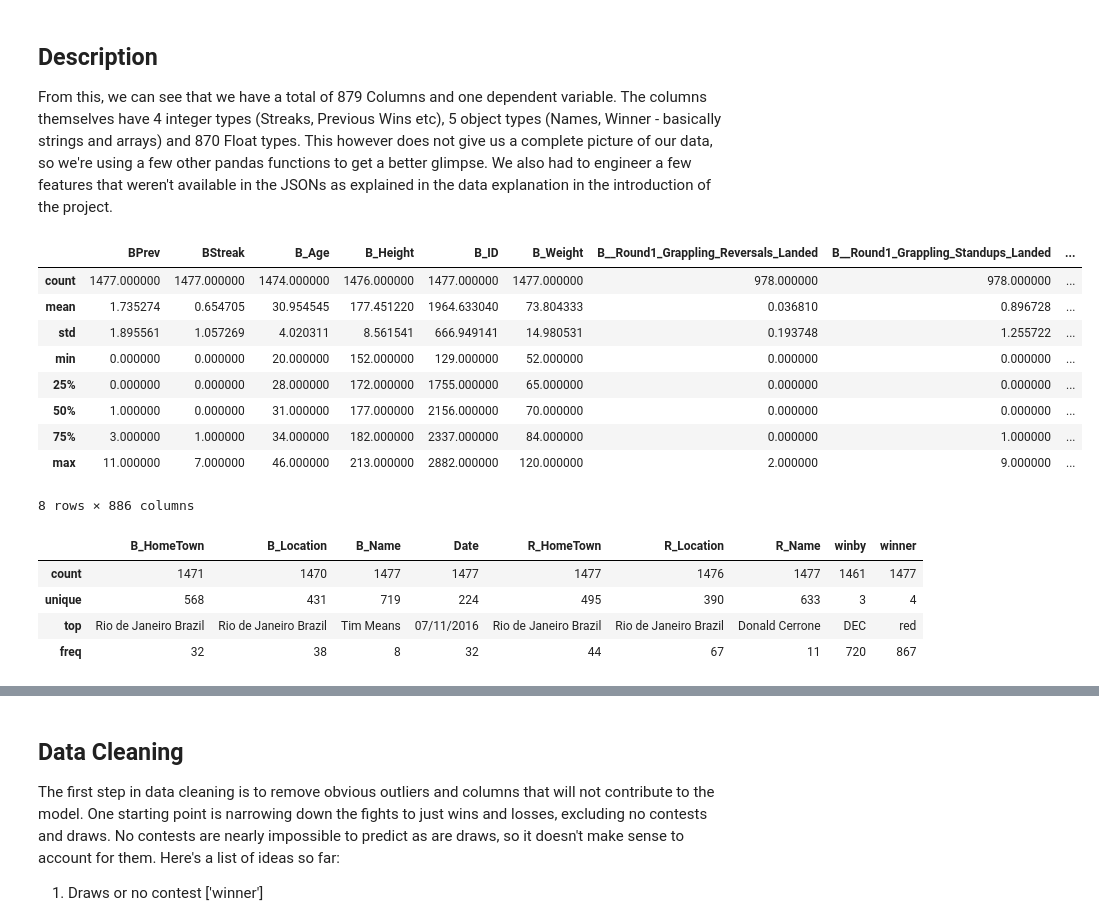
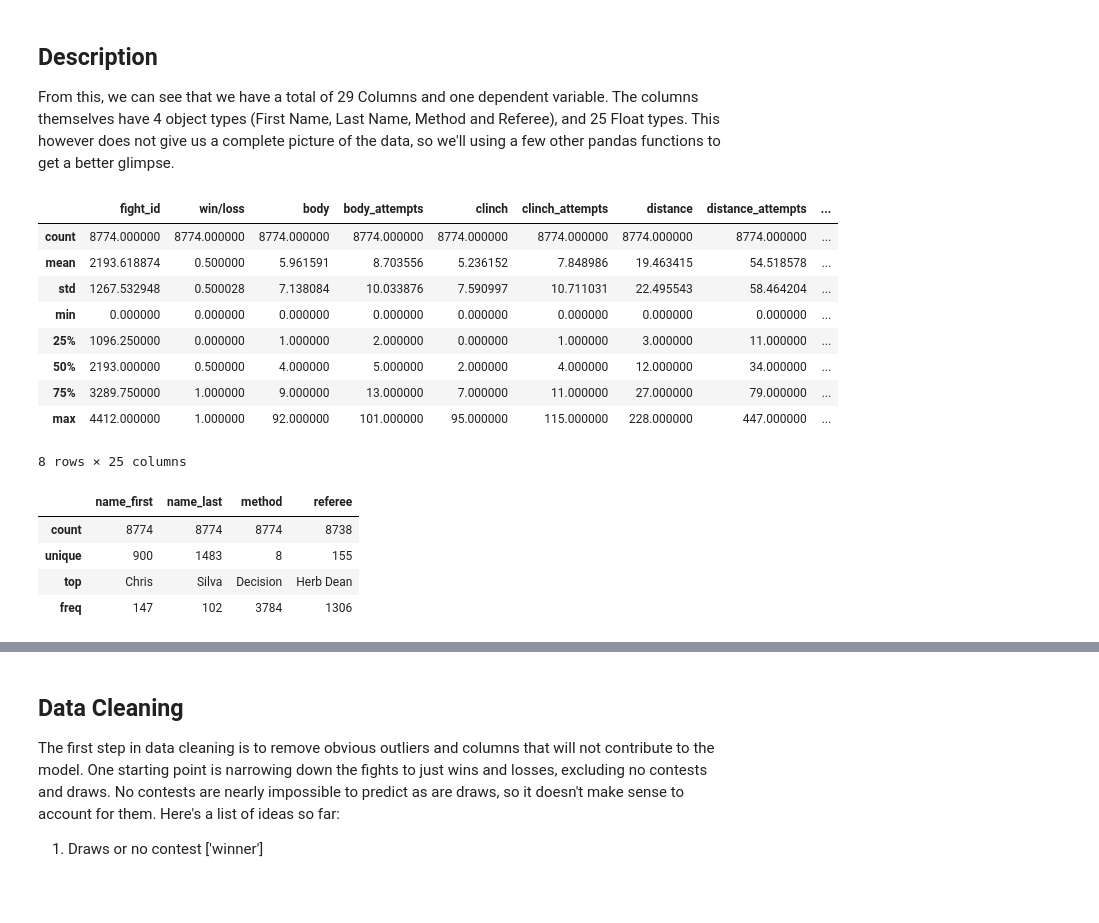
Before and after one commit to cfergusonlee/ufc_fight_analysis, a Jupyter notebook: ufc_analysis.ipynb, the cells around one changed output, grey strips where cells are left out. Cells and saved outputs as stored; diff of their text form; code cells hidden in the pictures; blank space fills up the shorter version.

```diff
--- a/ufc_analysis.ipynb
+++ b/ufc_analysis.ipynb
@@ -75,7 +78,7 @@ from sklearn.metrics import accuracy_score, classification_report,confusion_matr
 
 from subprocess import check_output
 print check_output(["ls", "data"]).decode("utf8")
-data = pd.read_csv("data/data.csv")
+fight_data = pd.read_csv("data/fights.csv")
 # Any results you write to the current directory are saved as output.
 
 # Noteboook Functionality
@@ -86,0 +91,15 @@ data.csv.zip
+# %%
+# Creates a copy of the dataframe for testing
+fight_df = pd.DataFrame(fight_data.copy())
+
+# Rearranges the columns so the first name, last name and win/loss appear first
+cols = fight_df.columns.tolist()
+cols = cols[6:7] + cols[15:17] + cols[28:29] + cols[:6] + cols[7:15] + cols[17:28]
+fight_df = fight_df[cols]
+cols
+
+# Sets the index as the fight_id
+# fight_df.set_index('fight_id', inplace=True)
+
+fight_df.head()
+fight_df.to_csv('fights.csv', index=False)
@@ -110,27 +153,24 @@ pprint(var_list[800:895])
 # %% [markdown]
 ## Description
-From this, we can see that we have a total of 879 Columns and one dependent variable.
-The columns themselves have 4 integer types (Streaks, Previous Wins etc), 5 object types (Names, Winner - basically strings and arrays) and 870 Float types.
-This however does not give us a complete picture of our data, so we're using a few other pandas functions to get a better glimpse.
-We also had to engineer a few features that weren't available in the JSONs as explained in the data explanation in the introduction of the project.
+From this, we can see that we have a total of 29 Columns and one dependent variable. The columns themselves have 4 object types (First Name, Last Name, Method and Referee), and 25 Float types. This however does not give us a complete picture of the data, so we'll using a few other pandas functions to get a better glimpse.
 # %%
-data.describe()
+fight_df.describe()
 # %% [output]
-|  | BPrev | BStreak | B_Age | B_Height | B_ID | B_Weight | B__Round1_Grappling_Reversals_Landed | B__Round1_Grappling_Standups_Landed | ... |
-| count | 1477.000000 | 1477.000000 | 1474.000000 | 1476.000000 | 1477.000000 | 1477.000000 | 978.000000 | 978.000000 | ... |
-| mean | 1.735274 | 0.654705 | 30.954545 | 177.451220 | 1964.633040 | 73.804333 | 0.036810 | 0.896728 | ... |
-| std | 1.895561 | 1.057269 | 4.020311 | 8.561541 | 666.949141 | 14.980531 | 0.193748 | 1.255722 | ... |
-| min | 0.000000 | 0.000000 | 20.000000 | 152.000000 | 129.000000 | 52.000000 | 0.000000 | 0.000000 | ... |
-| 25% | 0.000000 | 0.000000 | 28.000000 | 172.000000 | 1755.000000 | 65.000000 | 0.000000 | 0.000000 | ... |
-| 50% | 1.000000 | 0.000000 | 31.000000 | 177.000000 | 2156.000000 | 70.000000 | 0.000000 | 0.000000 | ... |
-| 75% | 3.000000 | 1.000000 | 34.000000 | 182.000000 | 2337.000000 | 84.000000 | 0.000000 | 1.000000 | ... |
-| max | 11.000000 | 7.000000 | 46.000000 | 213.000000 | 2882.000000 | 120.000000 | 2.000000 | 9.000000 | ... |
+|  | fight_id | win/loss | body | body_attempts | clinch | clinch_attempts | distance | distance_attempts | ... |
+| count | 8774.000000 | 8774.000000 | 8774.000000 | 8774.000000 | 8774.000000 | 8774.000000 | 8774.000000 | 8774.000000 | ... |
+| mean | 2193.618874 | 0.500000 | 5.961591 | 8.703556 | 5.236152 | 7.848986 | 19.463415 | 54.518578 | ... |
+| std | 1267.532948 | 0.500028 | 7.138084 | 10.033876 | 7.590997 | 10.711031 | 22.495543 | 58.464204 | ... |
+| min | 0.000000 | 0.000000 | 0.000000 | 0.000000 | 0.000000 | 0.000000 | 0.000000 | 0.000000 | ... |
+| 25% | 1096.250000 | 0.000000 | 1.000000 | 2.000000 | 0.000000 | 1.000000 | 3.000000 | 11.000000 | ... |
+| 50% | 2193.000000 | 0.500000 | 4.000000 | 5.000000 | 2.000000 | 4.000000 | 12.000000 | 34.000000 | ... |
+| 75% | 3289.750000 | 1.000000 | 9.000000 | 13.000000 | 7.000000 | 11.000000 | 27.000000 | 79.000000 | ... |
+| max | 4412.000000 | 1.000000 | 92.000000 | 101.000000 | 95.000000 | 115.000000 | 228.000000 | 447.000000 | ... |
-8 rows × 886 columns
+8 rows × 25 columns
 # %%
-data.describe(include=['O'])
+fight_df.describe(include=['O'])
 # %% [output]
-|  | B_HomeTown | B_Location | B_Name | Date | R_HomeTown | R_Location | R_Name | winby | winner |
-| count | 1471 | 1470 | 1477 | 1477 | 1477 | 1476 | 1477 | 1461 | 1477 |
-| unique | 568 | 431 | 719 | 224 | 495 | 390 | 633 | 3 | 4 |
-| top | Rio de Janeiro Brazil | Rio de Janeiro Brazil | Tim Means | 07/11/2016 | Rio de Janeiro Brazil | Rio de Janeiro Brazil | Donald Cerrone | DEC | red |
-| freq | 32 | 38 | 8 | 32 | 44 | 67 | 11 | 720 | 867 |
+|  | name_first | name_last | method | referee |
+| count | 8774 | 8774 | 8774 | 8738 |
+| unique | 900 | 1483 | 8 | 155 |
+| top | Chris | Silva | Decision | Herb Dean |
+| freq | 147 | 102 | 3784 | 1306 |
```
Also changed, not shown: parts of 40 cells of this notebook, 3 other files.
